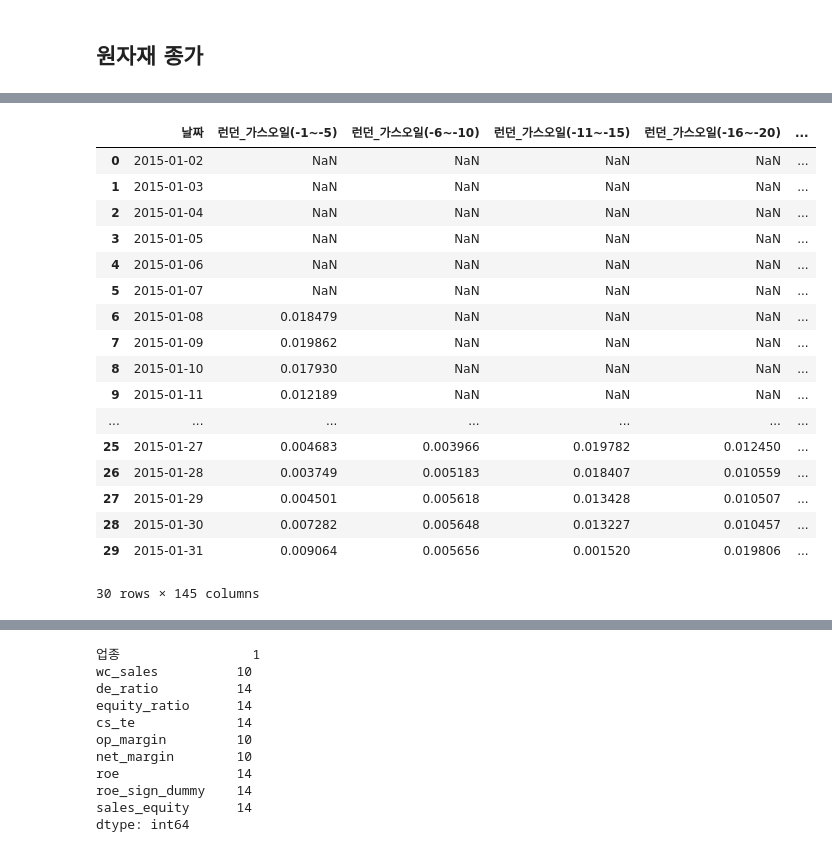
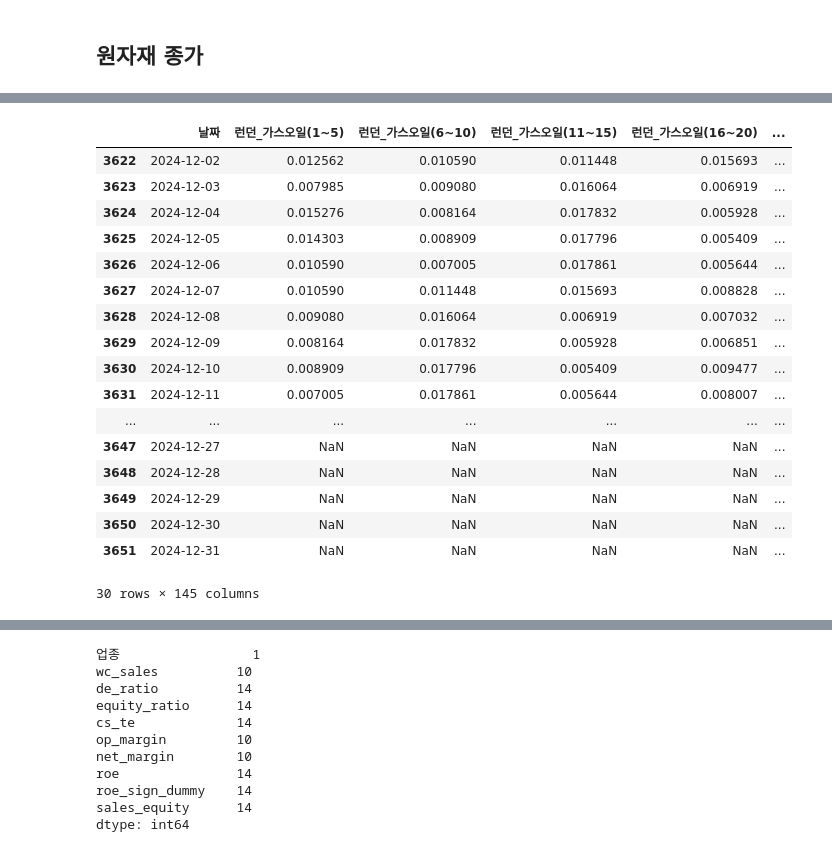
Before and after one commit to UbionProject1-IPO/Project1-2, a Jupyter notebook: notebook/plus_data.ipynb, the cells around one changed output, grey strips where cells are left out. Drawn from its saved outputs; the diff is of its cells as text; code cells hidden in the pictures.

```diff
--- a/notebook/plus_data.ipynb
+++ b/notebook/plus_data.ipynb
@@ -649,42 +649,40 @@ Data columns (total 37 columns):
 dtypes: float64(36), object(1)
 memory usage: 1.0+ MB
 # %%
+import pandas as pd
+
 dnjs['날짜'] = pd.to_datetime(dnjs['날짜'])
 dnjs = dnjs.sort_values('날짜').reset_index(drop=True)
 
 # '날짜'를 인덱스로 설정
 df = dnjs.set_index('날짜')
 
-# 일별 수익률 계산 (pct_change는 전일 대비 퍼센트 변동)
+# 일별 수익률 계산
 returns = df.pct_change()
 
 # 결과 저장용 DataFrame 생성
 result = pd.DataFrame(index=df.index)
 
-# (shift, 라벨) 쌍 정의:
-# shift=1 → -1~-5일, shift=6 → -6~-10일, shift=11 → -11~-15일, shift=16 → -16~-20일
+# 앞으로 볼 윈도우 끝(일)과 라벨 정의: (5일→1~5, 10일→6~10, …)
 windows = [
-    (1, '(-1~-5)'),
-    (6, '(-6~-10)'),
-    (11, '(-11~-15)'),
-    (16, '(-16~-20)')
+    (5, '(1~5)'),
+    (10, '(6~10)'),
+    (15, '(11~15)'),
+    (20, '(16~20)')
 ]
 
-# 각 컬럼에 대해 네 구간별 표준편차 계산
+# 각 컬럼에 대해 미래 5일씩 네 구간별 표준편차 계산
 for col in df.columns:
-    for shift, label in windows:
+    for end, label in windows:
         result[f"{col}{label}"] = (
             returns[col]
-            .shift(shift)              # 과거 shift 일만큼 뒤로
-            .rolling(window=5)         # 5일간
-            .std()                     # 표준편차
+            .shift(-end)           # 미래 end일만큼 앞으로(음수) 시프트
+            .rolling(window=5)     # 5일 윈도우
+            .std()                 # 표준편차
         )
 
 # 인덱스를 '날짜' 컬럼으로 되돌리고
 result = result.reset_index()
 
-# 결과 확인
 print(result.head())
-# 필요시 to_csv 등으로 저장
-# result.to_csv('원자재_표준편차_윈도우.csv', index=False)
 # %% [output]
@@ -706,25 +704,25 @@ print(result.head())
 
 [5 rows x 145 columns]
 # %%
-result.head(30)
+result.tail(30)
 # %% [output]
-|  | 날짜 | 런던_가스오일(-1~-5) | 런던_가스오일(-6~-10) | 런던_가스오일(-11~-15) | 런던_가스오일(-16~-20) | ... |
-| 0 | 2015-01-02 | NaN | NaN | NaN | NaN | ... |
-| 1 | 2015-01-03 | NaN | NaN | NaN | NaN | ... |
-| 2 | 2015-01-04 | NaN | NaN | NaN | NaN | ... |
-| 3 | 2015-01-05 | NaN | NaN | NaN | NaN | ... |
-| 4 | 2015-01-06 | NaN | NaN | NaN | NaN | ... |
-| 5 | 2015-01-07 | NaN | NaN | NaN | NaN | ... |
-| 6 | 2015-01-08 | 0.018479 | NaN | NaN | NaN | ... |
-| 7 | 2015-01-09 | 0.019862 | NaN | NaN | NaN | ... |
-| 8 | 2015-01-10 | 0.017930 | NaN | NaN | NaN | ... |
-| 9 | 2015-01-11 | 0.012189 | NaN | NaN | NaN | ... |
+|  | 날짜 | 런던_가스오일(1~5) | 런던_가스오일(6~10) | 런던_가스오일(11~15) | 런던_가스오일(16~20) | ... |
+| 3622 | 2024-12-02 | 0.012562 | 0.010590 | 0.011448 | 0.015693 | ... |
+| 3623 | 2024-12-03 | 0.007985 | 0.009080 | 0.016064 | 0.006919 | ... |
+| 3624 | 2024-12-04 | 0.015276 | 0.008164 | 0.017832 | 0.005928 | ... |
+| 3625 | 2024-12-05 | 0.014303 | 0.008909 | 0.017796 | 0.005409 | ... |
+| 3626 | 2024-12-06 | 0.010590 | 0.007005 | 0.017861 | 0.005644 | ... |
+| 3627 | 2024-12-07 | 0.010590 | 0.011448 | 0.015693 | 0.008828 | ... |
+| 3628 | 2024-12-08 | 0.009080 | 0.016064 | 0.006919 | 0.007032 | ... |
+| 3629 | 2024-12-09 | 0.008164 | 0.017832 | 0.005928 | 0.006851 | ... |
+| 3630 | 2024-12-10 | 0.008909 | 0.017796 | 0.005409 | 0.009477 | ... |
+| 3631 | 2024-12-11 | 0.007005 | 0.017861 | 0.005644 | 0.008007 | ... |
 | ... | ... | ... | ... | ... | ... | ... |
-| 25 | 2015-01-27 | 0.004683 | 0.003966 | 0.019782 | 0.012450 | ... |
-| 26 | 2015-01-28 | 0.003749 | 0.005183 | 0.018407 | 0.010559 | ... |
-| 27 | 2015-01-29 | 0.004501 | 0.005618 | 0.013428 | 0.010507 | ... |
-| 28 | 2015-01-30 | 0.007282 | 0.005648 | 0.013227 | 0.010457 | ... |
-| 29 | 2015-01-31 | 0.009064 | 0.005656 | 0.001520 | 0.019806 | ... |
+| 3647 | 2024-12-27 | NaN | NaN | NaN | NaN | ... |
+| 3648 | 2024-12-28 | NaN | NaN | NaN | NaN | ... |
+| 3649 | 2024-12-29 | NaN | NaN | NaN | NaN | ... |
+| 3650 | 2024-12-30 | NaN | NaN | NaN | NaN | ... |
+| 3651 | 2024-12-31 | NaN | NaN | NaN | NaN | ... |
 30 rows × 145 columns
 # %%
 merged_full
```
Also changed, not shown: parts of 8 cells of this notebook, 4 other files.
